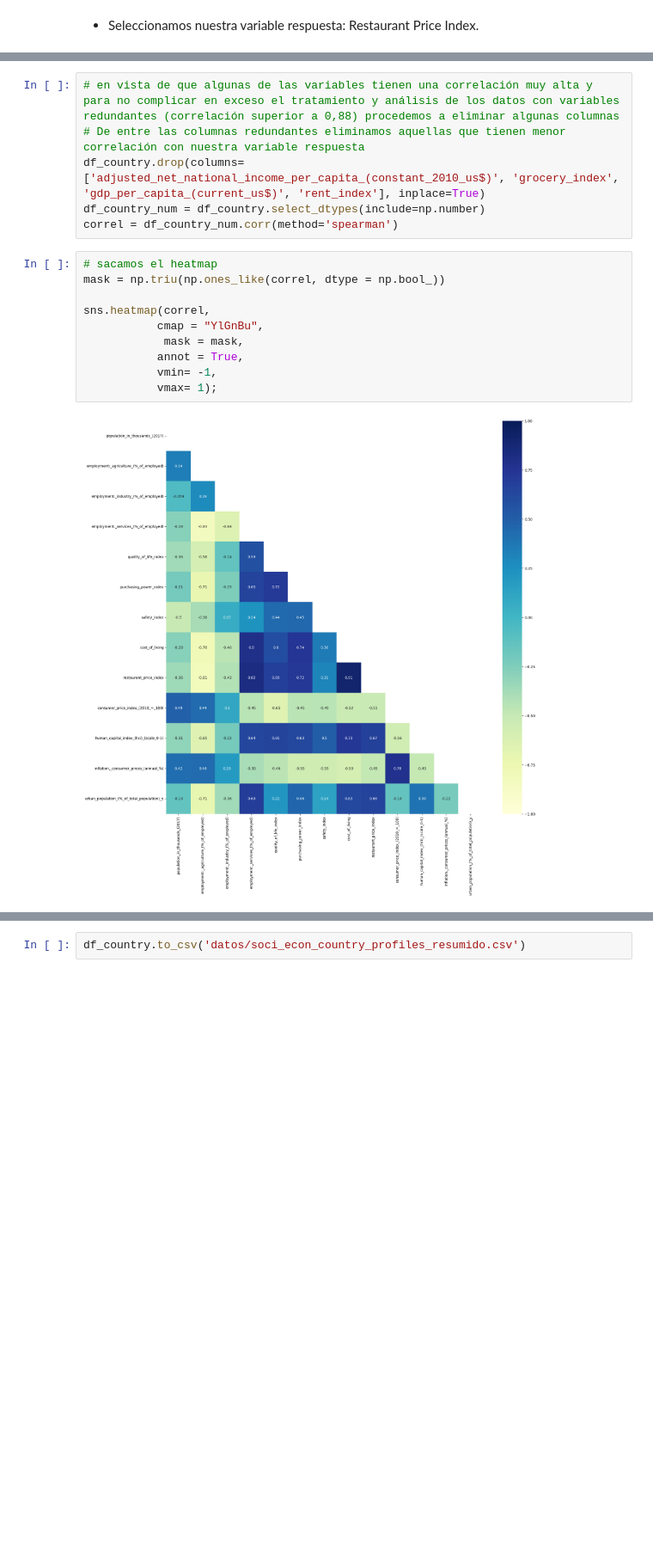
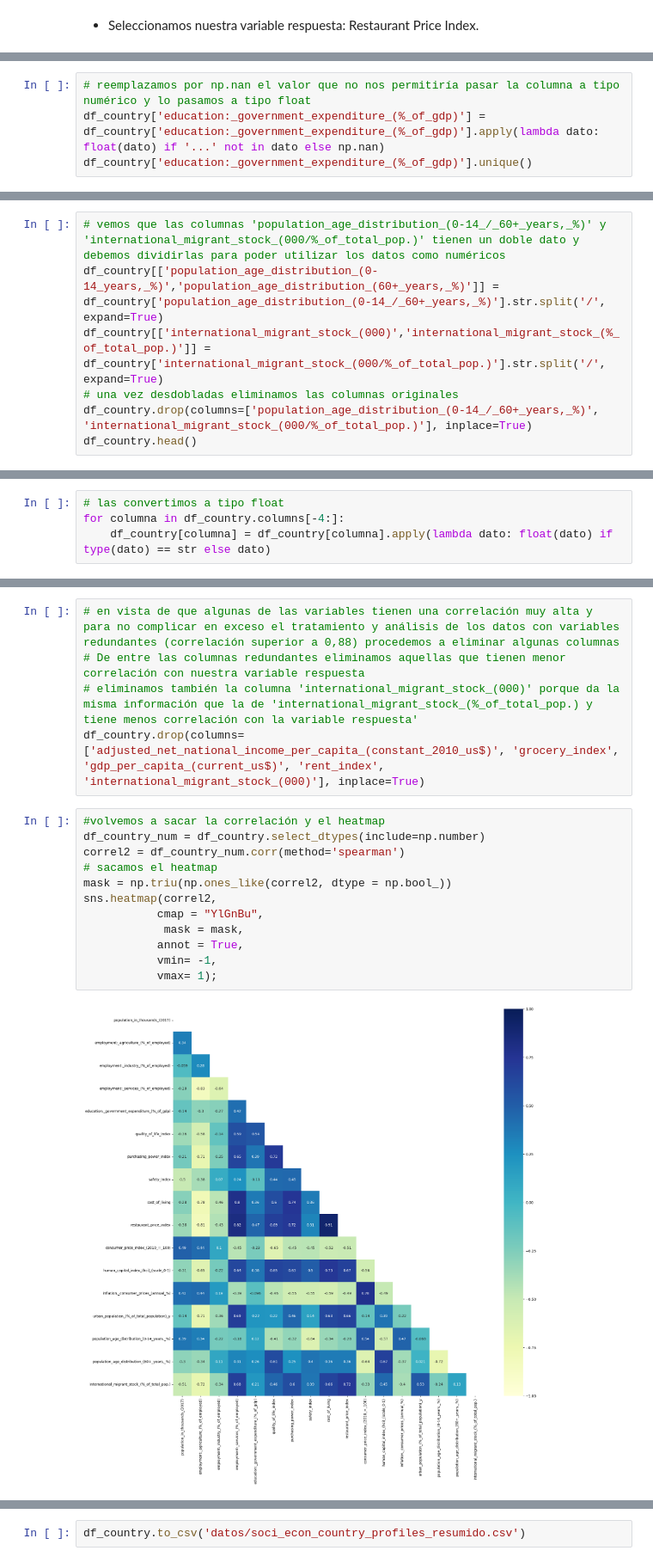
Before and after one commit to Adalab/promo-d-da-modulo3-sprint1-laura-maitane, a Jupyter notebook: regresion-lineal/reg-lin-1-machine-learning-intro.ipynb, the cells around one changed output, grey strips where cells are left out. Shown at 86% size. Cells and saved outputs as stored; diff of their text form; blank space fills up the shorter version.

```diff
--- a/regresion-lineal/reg-lin-1-machine-learning-intro.ipynb
+++ b/regresion-lineal/reg-lin-1-machine-learning-intro.ipynb
@@ -50,0 +84,4 @@ df_country.rename(columns = nuevas_columnas, inplace = True)
+# %%
+# reemplazamos por np.nan el valor que no nos permitiría pasar la columna a tipo numérico y lo pasamos a tipo float
+df_country['education:_government_expenditure_(%_of_gdp)'] = df_country['education:_government_expenditure_(%_of_gdp)'].apply(lambda dato: float(dato) if '...' not in dato else np.nan)
+df_country['education:_government_expenditure_(%_of_gdp)'].unique()
@@ -50,0 +93,7 @@ df_country.rename(columns = nuevas_columnas, inplace = True)
+# %%
+# vemos que las columnas 'population_age_distribution_(0-14_/_60+_years,_%)' y 'international_migrant_stock_(000/%_of_total_pop.)' tienen un doble dato y debemos dividirlas para poder utilizar los datos como numéricos
+df_country[['population_age_distribution_(0-14_years,_%)','population_age_distribution_(60+_years,_%)']] = df_country['population_age_distribution_(0-14_/_60+_years,_%)'].str.split('/', expand=True)
+df_country[['international_migrant_stock_(000)','international_migrant_stock_(%_of_total_pop.)']] = df_country['international_migrant_stock_(000/%_of_total_pop.)'].str.split('/', expand=True)
+# una vez desdobladas eliminamos las columnas originales
+df_country.drop(columns=['population_age_distribution_(0-14_/_60+_years,_%)', 'international_migrant_stock_(000/%_of_total_pop.)'], inplace=True)
+df_country.head()
@@ -50,0 +107,4 @@ df_country.rename(columns = nuevas_columnas, inplace = True)
+# %%
+# las convertimos a tipo float
+for columna in df_country.columns[-4:]:
+    df_country[columna] = df_country[columna].apply(lambda dato: float(dato) if type(dato) == str else dato)
@@ -91,18 +171,19 @@ sns.heatmap(correl,
 # %%
 # en vista de que algunas de las variables tienen una correlación muy alta y para no complicar en exceso el tratamiento y análisis de los datos con variables redundantes (correlación superior a 0,88) procedemos a eliminar algunas columnas
 # De entre las columnas redundantes eliminamos aquellas que tienen menor correlación con nuestra variable respuesta
-df_country.drop(columns=['adjusted_net_national_income_per_capita_(constant_2010_us$)', 'grocery_index', 'gdp_per_capita_(current_us$)', 'rent_index'], inplace=True)
-df_country_num = df_country.select_dtypes(include=np.number)
-correl = df_country_num.corr(method='spearman')
+# eliminamos también la columna 'international_migrant_stock_(000)' porque da la  misma información que la de 'international_migrant_stock_(%_of_total_pop.) y tiene menos correlación con la variable respuesta'
+df_country.drop(columns=['adjusted_net_national_income_per_capita_(constant_2010_us$)', 'grocery_index', 'gdp_per_capita_(current_us$)', 'rent_index', 'international_migrant_stock_(000)'], inplace=True)
 # %%
+#volvemos a sacar la correlación y el heatmap
+df_country_num = df_country.select_dtypes(include=np.number)
+correl2 = df_country_num.corr(method='spearman')
 # sacamos el heatmap
-mask = np.triu(np.ones_like(correl, dtype = np.bool_))
-
-sns.heatmap(correl,
+mask = np.triu(np.ones_like(correl2, dtype = np.bool_))
+sns.heatmap(correl2,
            cmap = "YlGnBu",
             mask = mask,
            annot = True,
            vmin= -1,
            vmax= 1);
 # %% [output]
-[figure, old version]
+[figure, new version]
```
Also changed, not shown: parts of 21 cells of this notebook, 6 other files.
